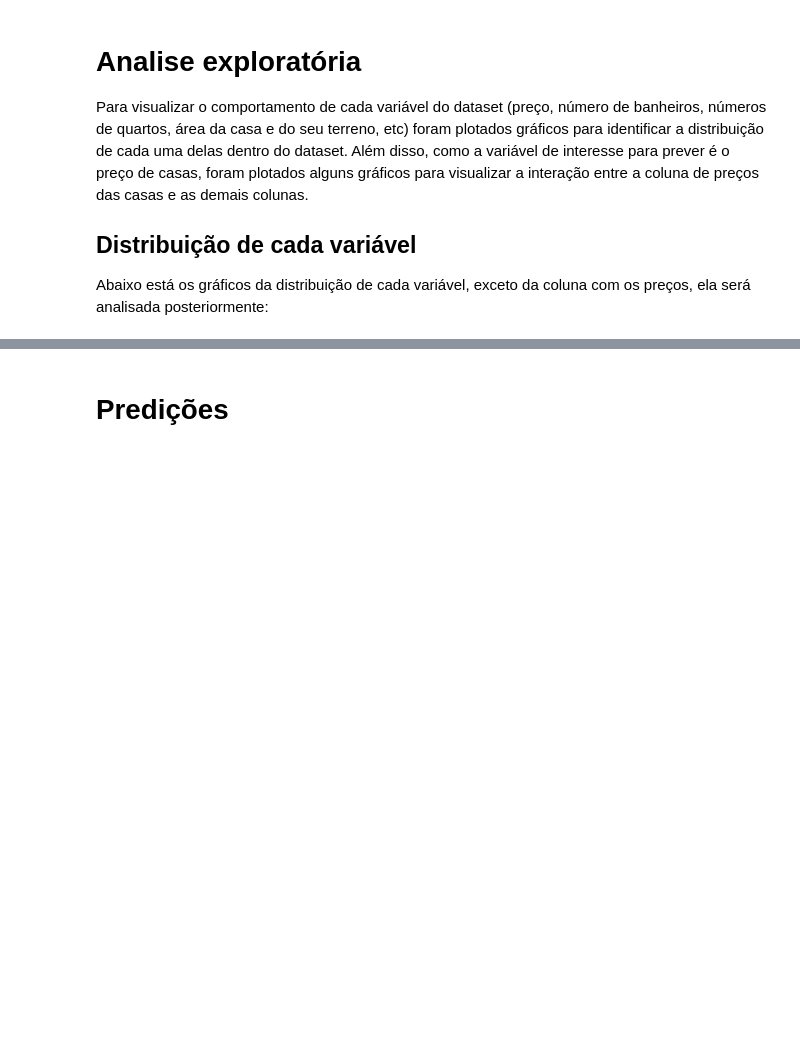
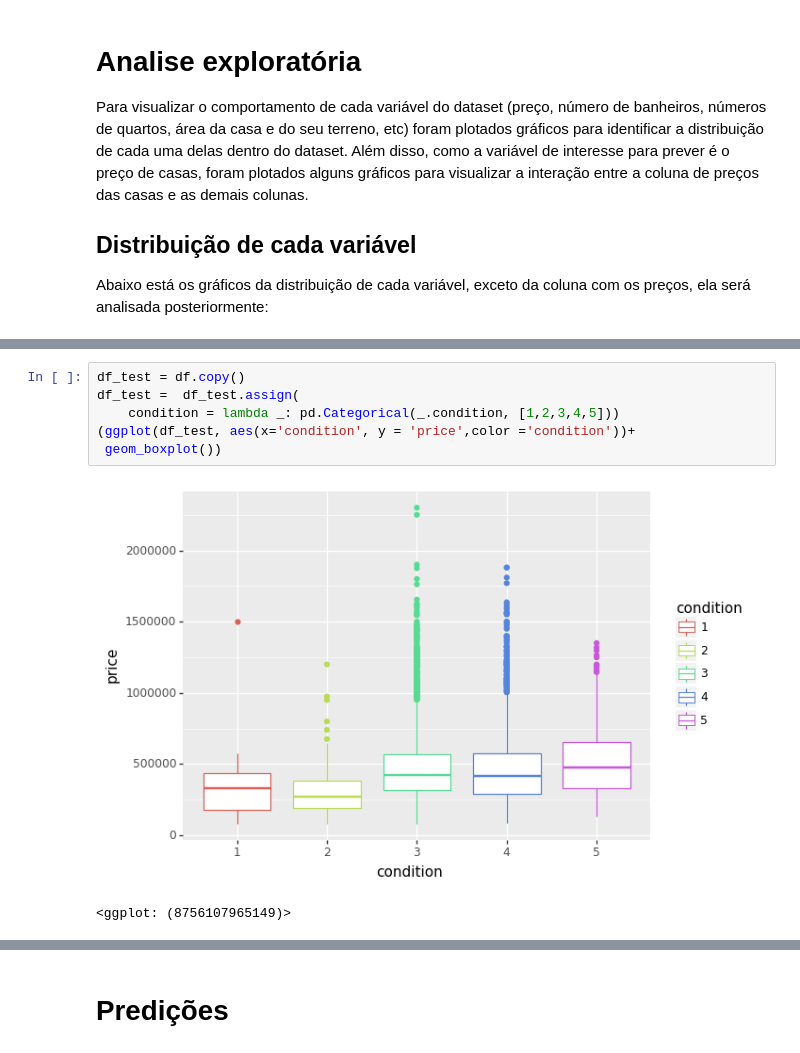
Before and after one commit to delattre1/house-pricing-prediction, a Jupyter notebook: projeto.ipynb, the cells around one changed output, grey strips where cells are left out. Saved outputs shown, nothing was run; the diff lists cells and outputs as text; blank space fills up the shorter version.

```diff
--- a/projeto.ipynb
+++ b/projeto.ipynb
@@ -193,0 +205,9 @@ Abaixo está os gráficos da distribuição de cada variável, exceto da coluna
+# %%
+df_test = df.copy()
+df_test =  df_test.assign(
+    condition = lambda _: pd.Categorical(_.condition, [1,2,3,4,5]))
+(ggplot(df_test, aes(x='condition', y = 'price',color ='condition'))+
+ geom_boxplot())
+# %% [output]
+[figure, added]
+<ggplot: (8756107965149)>
```
Also changed, not shown: parts of 18 cells of this notebook.
